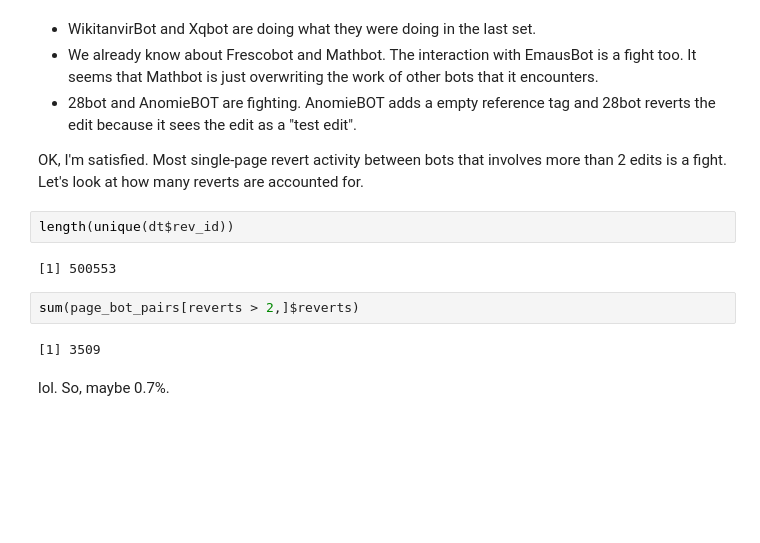
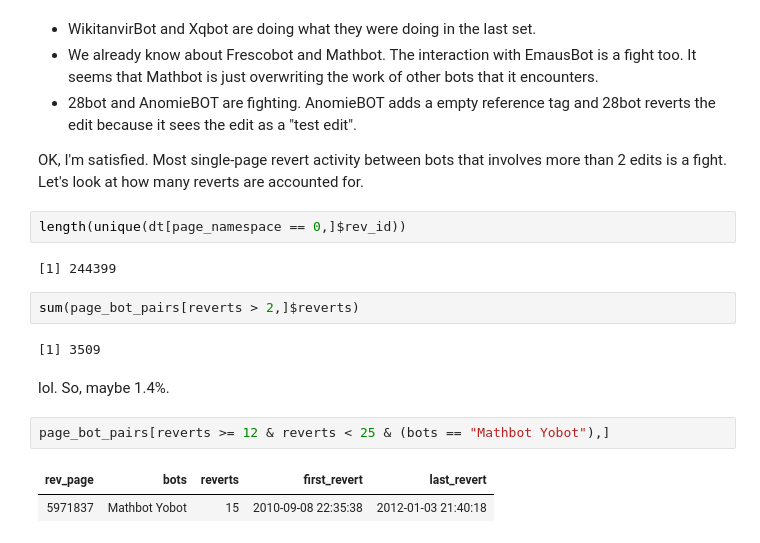
Before and after one commit to halfak/are-the-bots-really-fighting, a Jupyter notebook: analysis/exploratory/most_reverty_pages.ipynb, the cells around one changed output. Drawn from its saved outputs; the diff is of its cells as text; blank space fills up the shorter version.

```diff
--- a/analysis/exploratory/most_reverty_pages.ipynb
+++ b/analysis/exploratory/most_reverty_pages.ipynb
@@ -210,12 +213,17 @@ page_bot_pairs[reverts >= 10 & reverts < 20,][1:10,]
 
 OK, I'm satisfied.  Most single-page revert activity between bots that involves more than 2 edits is a fight.  Let's look at how many reverts are accounted for.
 # %%
-length(unique(dt$rev_id))
+length(unique(dt[page_namespace == 0,]$rev_id))
 # %% [output]
-[1] 500553
+[1] 244399
 # %%
 sum(page_bot_pairs[reverts > 2,]$reverts)
 # %% [output]
 [1] 3509
 # %% [markdown]
-lol.  So, maybe 0.7%.
+lol.  So, maybe 1.4%.
+# %%
+page_bot_pairs[reverts >= 12 & reverts < 25 & (bots == "Mathbot Yobot"),]
+# %% [output]
+| rev_page | bots | reverts | first_revert | last_revert |
+| 5971837 | Mathbot Yobot | 15 | 2010-09-08 22:35:38 | 2012-01-03 21:40:18 |
```
Also changed, not shown: parts of 7 cells of this notebook.
